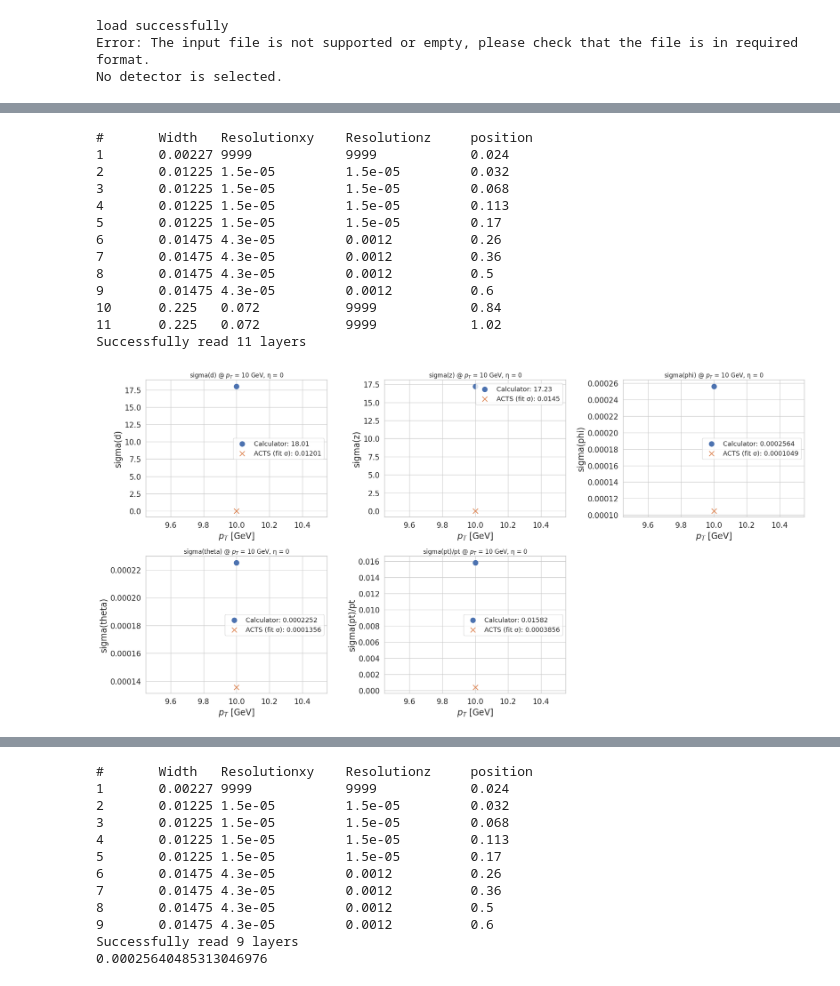
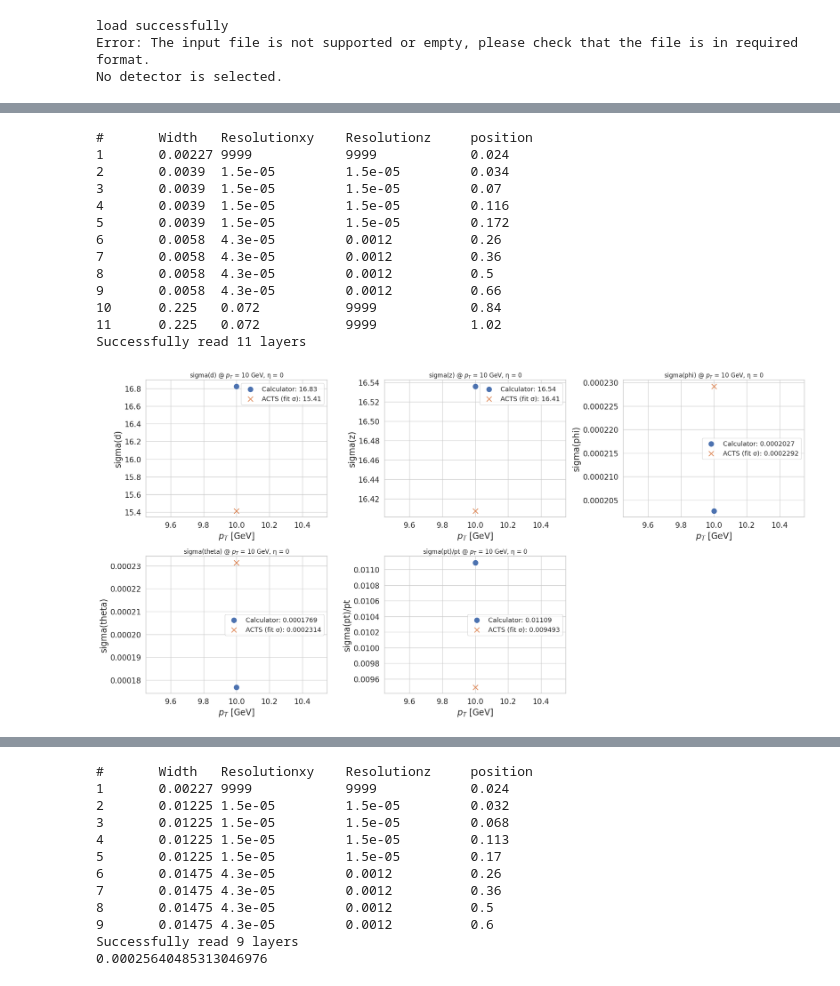
Before and after one commit to dlai211/iris-hep-log, a Jupyter notebook: TrackingResolution-3.0/TrackingResolution-3.0/trackingerror.py.ipynb, the cells around one changed output, grey strips where cells are left out. Drawn from its saved outputs; the diff is of its cells as text; code cells hidden in the pictures.

```diff
--- a/TrackingResolution-3.0/TrackingResolution-3.0/trackingerror.py.ipynb
+++ b/TrackingResolution-3.0/TrackingResolution-3.0/trackingerror.py.ipynb
@@ -469,20 +502,36 @@ make_plot(t_qop, arrays["eQOP_fit"], arrays["res_eQOP_fit"], "q/p", "1/GeV")
 # %%
+file = uproot.open("/data/jlai/iris-hep/output/tracksummary_ckf.root")
+tree = file["tracksummary"]
+
+
 arrays = tree.arrays([
     "res_eLOC0_fit",
     "res_eLOC1_fit",
     "res_ePHI_fit",
     "res_eTHETA_fit",
-    "res_eQOP_fit"
+    "res_eQOP_fit",
+    "eQOP_fit",
+    "t_p"
 ], library="ak")
 
-flat = {field: ak.flatten(arrays[field]) for field in arrays.fields}
+
+pT = ak.flatten(tree["t_pT"].array())
+flat = {
+    'res_eLOC0_fit': ak.flatten(tree["res_eLOC0_fit"].array()) * 1e3,
+    'res_eLOC1_fit': ak.flatten(tree["res_eLOC1_fit"].array()) * 1e3,
+    'res_ePHI_fit': ak.flatten(tree["res_ePHI_fit"].array()),
+    'res_eTHETA_fit': ak.flatten(tree["res_eTHETA_fit"].array()),
+    'res_p_fit': ( np.abs(1/ak.flatten(arrays["eQOP_fit"])) - ak.flatten(arrays["t_p"]) ) / ak.flatten(arrays["t_p"])
+}
+
+# flat = {field: ak.flatten(arrays[field]) for field in arrays.fields}
 
 labels = {
     "res_eLOC0_fit": "d₀ residual (mm)",
     "res_eLOC1_fit": "z₀ residual (mm)",
     "res_ePHI_fit": "ϕ residual (rad)",
     "res_eTHETA_fit": "θ residual (rad)",
-    "res_eQOP_fit": "q/p residual (1/GeV)"
+    "res_p_fit": "p residual (GeV)"
 }
 
 # Store fit results
@@ -534,20 +583,20 @@ for key, data in flat.items():
 # %%
 # Mapping for ACTS variable names to human-readable labels
 var_map = {
-    "res_eLOC0_fit": "sigma(d)",
-    "res_eLOC1_fit": "sigma(z)",
+    "res_eLOC0_fit": "sigma(d) (um)",
+    "res_eLOC1_fit": "sigma(z) (um)",
     "res_ePHI_fit": "sigma(phi)",
     "res_eTHETA_fit": "sigma(theta)",
-    "res_eQOP_fit": "sigma(pt)/pt"
+    "res_p_fit": "sigma(pt)/pt"
 }
 inv_var_map = {v: k for k, v in var_map.items()}
 
 # Load ACTS data and fit Gaussian to each residual
-file = uproot.open("/data/jlai/iris-hep/output1/tracksummary_ckf.root")
+file = uproot.open("/data/jlai/iris-hep/output/tracksummary_ckf.root")
 tree = file["tracksummary"]
 
-arrays = tree.arrays(list(var_map.keys()), library="ak")
-flat = {field: ak.flatten(arrays[field]) for field in arrays.fields}
+# arrays = tree.arrays(list(var_map.keys()), library="ak")
+# flat = {field: ak.flatten(arrays[field]) for field in arrays.fields}
 
 fit_results = {}
 for key, data in flat.items():
@@ -558,41 +607,41 @@ for key, data in flat.items():
 # Load your detector model prediction
 p, eta = 10, 0
 B, m = 2, 0.106
-mydetector = inputfromfile("ODD.txt", 1)
+mydetector = inputfromfile("myODD.txt", 1)
 calc_result = mydetector.errorcalculation(p, B, eta, m)
 
 # Plot comparison
 plt.figure(figsize=(20, 10))
 for var_label in var_map.values():
     idx = list(var_map.values()).index(var_label)
     plt.subplot(2, 3, 1 + idx)
 
     key = inv_var_map[var_label]
     y_calc = calc_result[var_label]
     y_acts = fit_results[key]
 
     plt.scatter(p, y_calc, marker='o', s=100, label=f"Calculator: {y_calc:.4g}")
     plt.scatter(p, y_acts, marker='x', s=100, label=f"ACTS (fit σ): {y_acts:.4g}")
     plt.xlabel(r"$p_T$ [GeV]")
     plt.ylabel(var_label)
     plt.title(f"{var_label} @ $p_T$ = {p} GeV, η = {eta}")
     plt.legend()
     plt.grid(True)
 
 plt.tight_layout()
 plt.show()
 # %% [output]
 #       Width   Resolutionxy    Resolutionz     position
 1       0.00227 9999            9999            0.024
-2       0.01225 1.5e-05         1.5e-05         0.032
-3       0.01225 1.5e-05         1.5e-05         0.068
-4       0.01225 1.5e-05         1.5e-05         0.113
-5       0.01225 1.5e-05         1.5e-05         0.17
-6       0.01475 4.3e-05         0.0012          0.26
-7       0.01475 4.3e-05         0.0012          0.36
-8       0.01475 4.3e-05         0.0012          0.5
-9       0.01475 4.3e-05         0.0012          0.6
+2       0.0039  1.5e-05         1.5e-05         0.034
+3       0.0039  1.5e-05         1.5e-05         0.07
+4       0.0039  1.5e-05         1.5e-05         0.116
+5       0.0039  1.5e-05         1.5e-05         0.172
+6       0.0058  4.3e-05         0.0012          0.26
+7       0.0058  4.3e-05         0.0012          0.36
+8       0.0058  4.3e-05         0.0012          0.5
+9       0.0058  4.3e-05         0.0012          0.66
 10      0.225   0.072           9999            0.84
 11      0.225   0.072           9999            1.02
 Successfully read 11 layers
-[figure, old version]
+[figure, new version]
```
Also changed, not shown: parts of 8 cells of this notebook, 4 other files.
